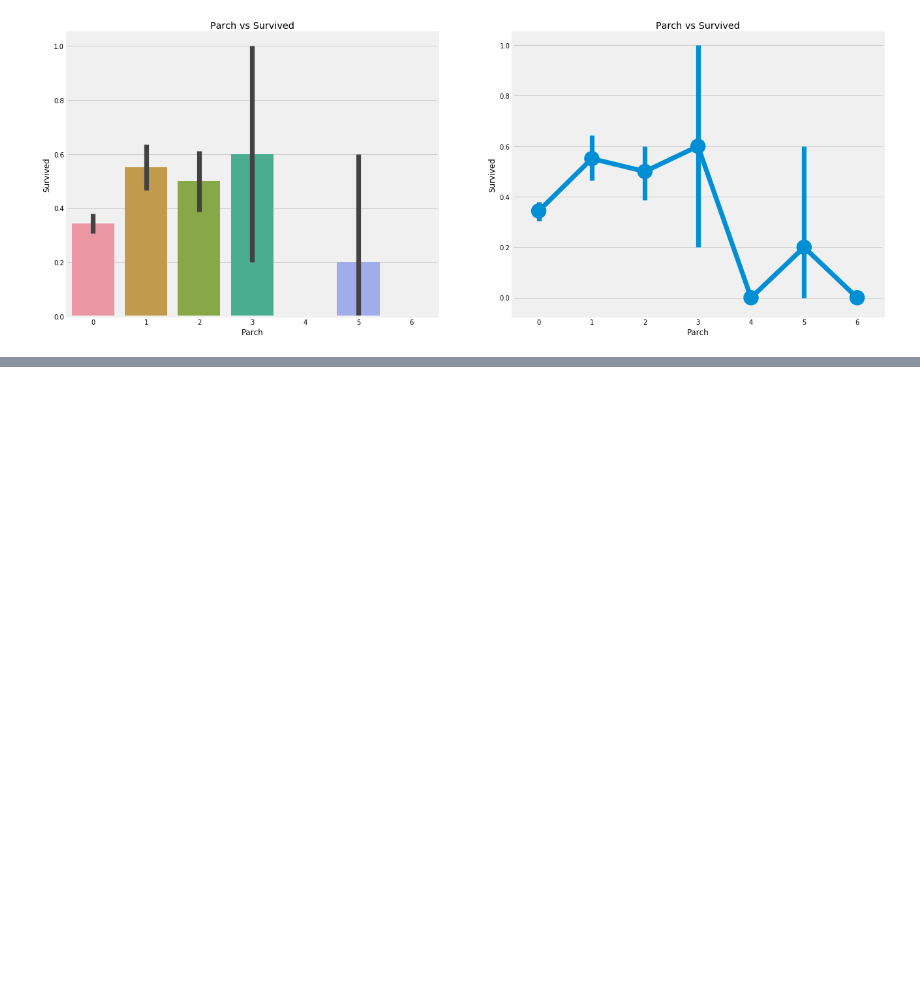
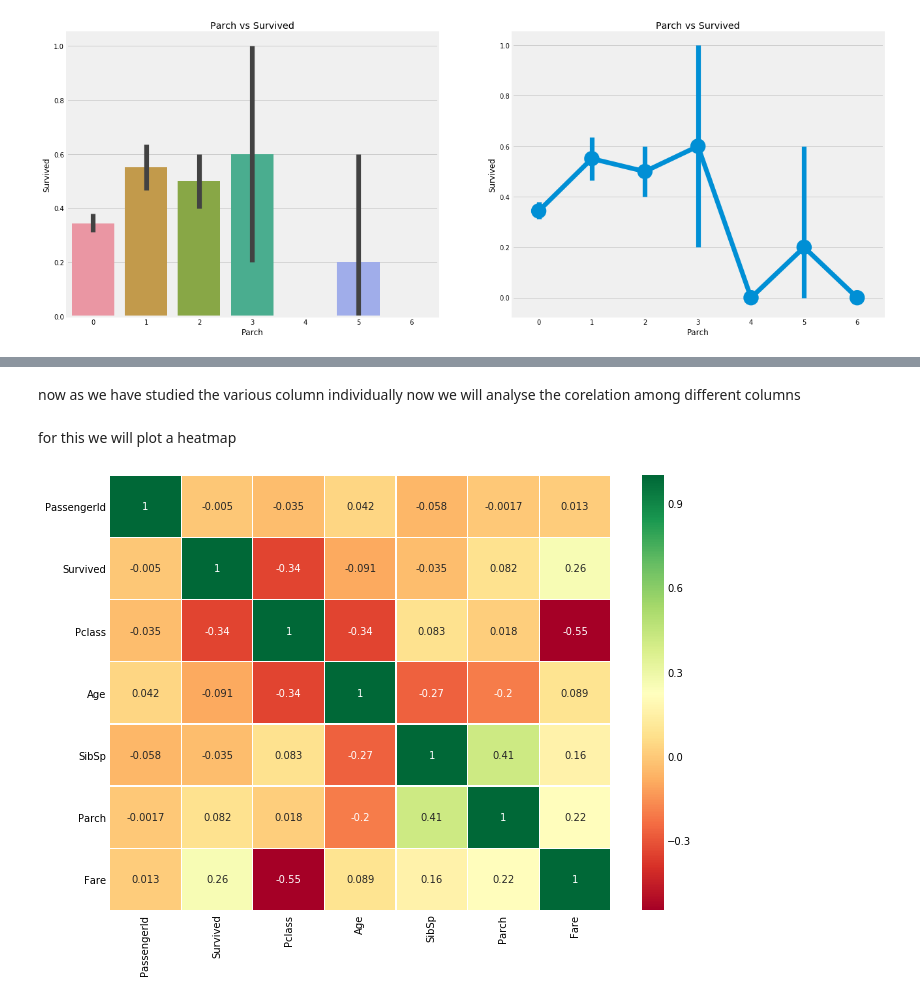
Before and after one commit to Ramitphi/kaggle-titanic-survived-analysis, a Jupyter notebook: titanic_cont.ipynb, the cells around one changed output, grey strips where cells are left out. Saved outputs shown, nothing was run; the diff lists cells and outputs as text; code cells hidden in the pictures; blank space fills up the shorter version.

```diff
--- a/titanic_cont.ipynb
+++ b/titanic_cont.ipynb
@@ -197,0 +228,11 @@ plt.show()
+# %% [markdown]
+now as we have studied the various column individually now we will analyse the corelation among different columns
+# %% [markdown]
+for this we will plot a heatmap
+# %%
+sns.heatmap(df.corr(),annot=True,cmap='RdYlGn',linewidths=0.2)
+fig=plt.gcf()
+fig.set_size_inches(10,8)
+plt.show()
+# %% [output]
+[figure, added]
```
Also changed, not shown: parts of 15 cells of this notebook.
